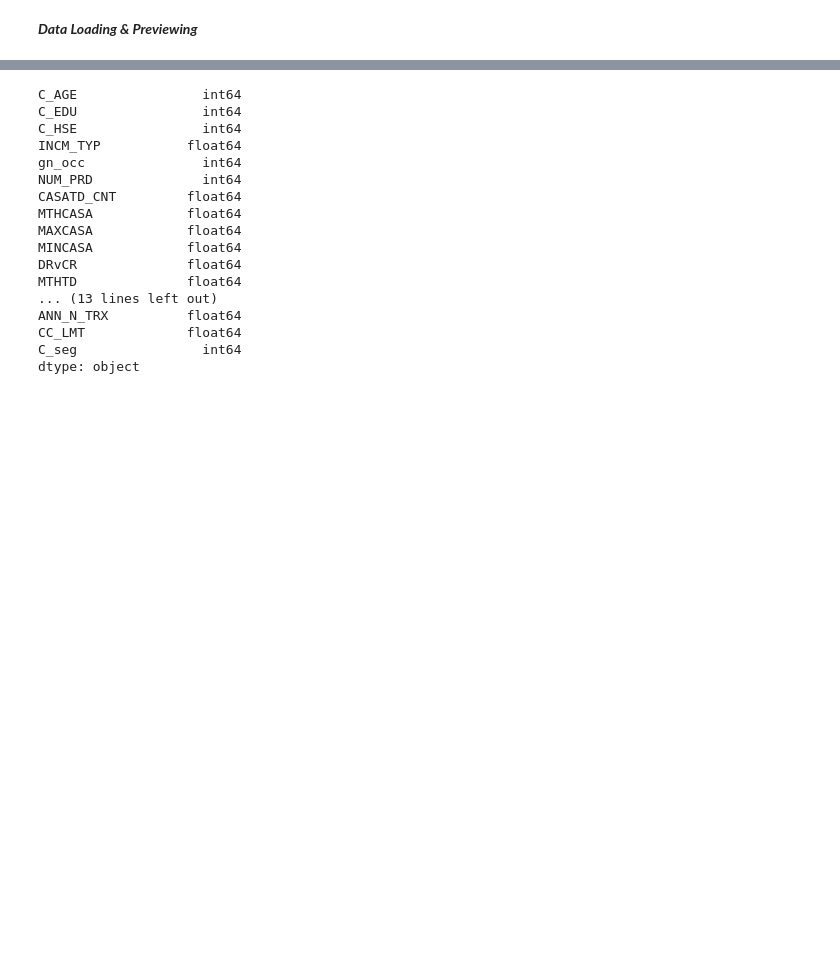
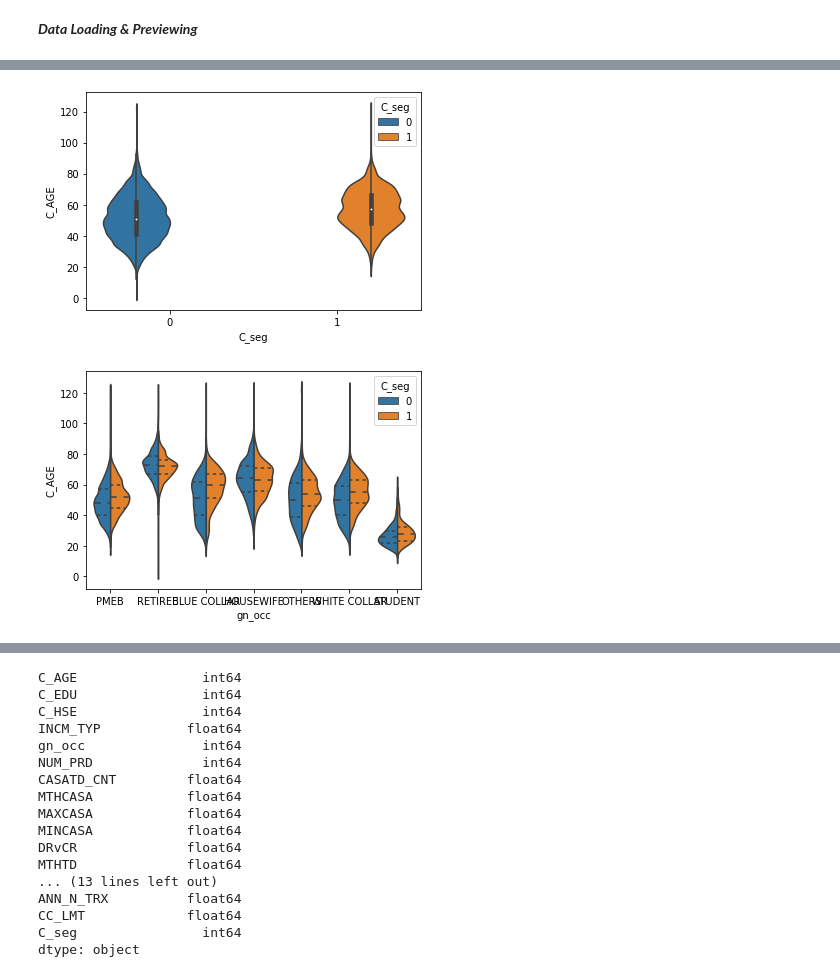
Before and after one commit to VinuKarthek/Machine-Learning, a Jupyter notebook: bank_affluent_classif/development/model.ipynb, the cells around one changed output, grey strips where cells are left out. Drawn from its saved outputs; the diff is of its cells as text; code cells hidden in the pictures; blank space fills up the shorter version.

```diff
--- a/bank_affluent_classif/development/model.ipynb
+++ b/bank_affluent_classif/development/model.ipynb
@@ -32,2 +130,14 @@ LABEL_COL = 'C_seg'
+# %%
+#Box Plot for Age vs C Seg
+sns.violinplot(data=df, x="C_seg", y="C_AGE", hue="C_seg")
+plt.show()
+
+#Box Plot for Age vs C Seg per Occupaton
+p = sns.violinplot(data=df, x="gn_occ", y="C_AGE", hue="C_seg", split=True,gap=0, inner="quart")
+p.ticks()
+plt.show()
+# %% [output]
+[figure, added]
+[figure, added]
 # %%
 # Quick Data Preview
```
Also changed, not shown: parts of 43 cells of this notebook.
